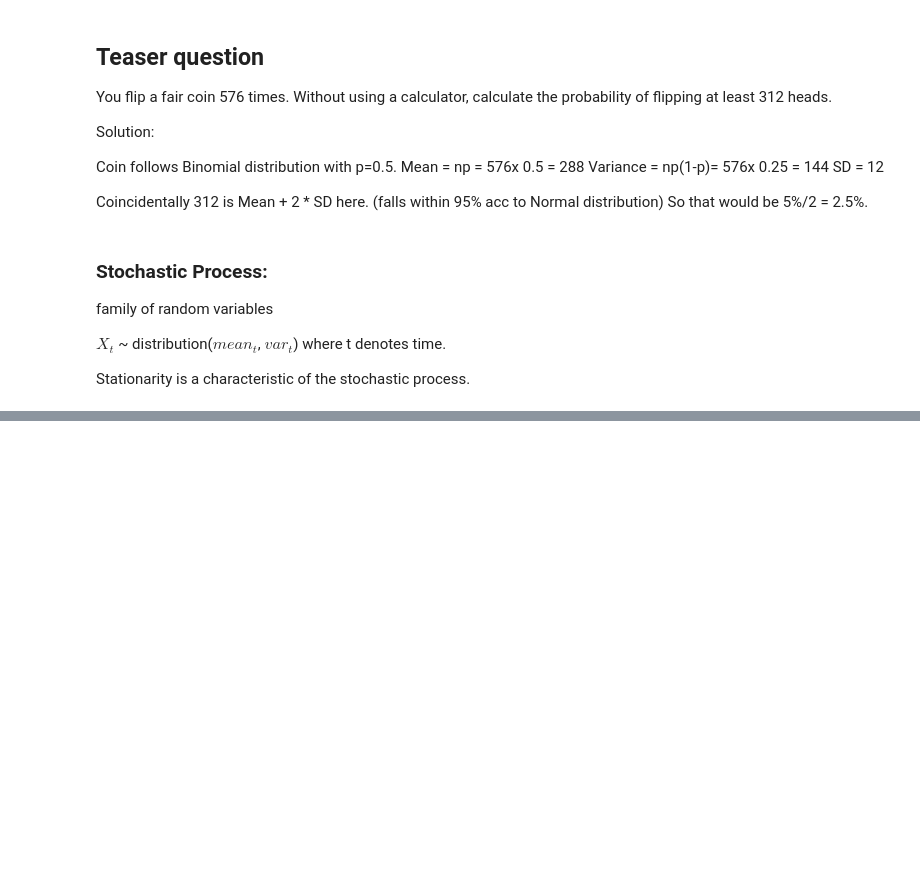
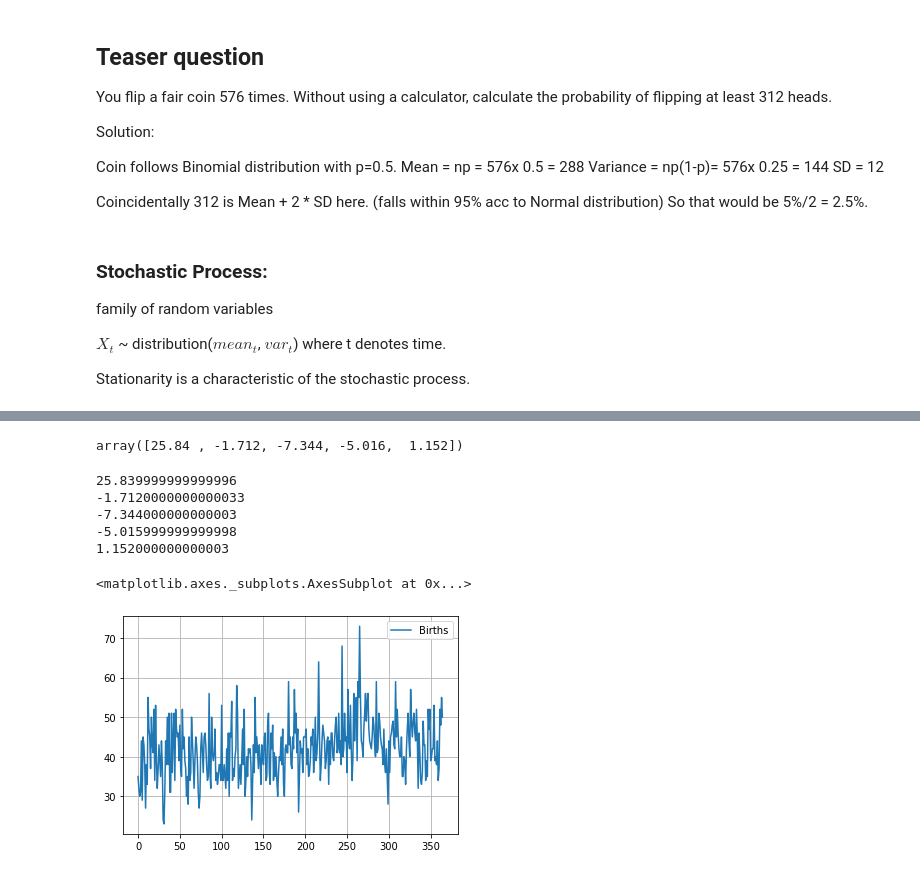
Before and after one commit to mittaldevanshi/always_learning, a Jupyter notebook: Time_Series.ipynb, the cells around one changed output, grey strips where cells are left out. Saved outputs shown, nothing was run; the diff lists cells and outputs as text; code cells hidden in the pictures; blank space fills up the shorter version.

Commit message:
Added Autocorrelation and autocovariance concepts

```diff
--- a/Time_Series.ipynb
+++ b/Time_Series.ipynb
@@ -147,0 +175,8 @@ AutoCovariance:
+# %%
+### Calculate Autocovariance using stats library:
+import statsmodels.tsa.api as smt
+smt.stattools.acovf(female_births['Births'][0:5])
+
+## The output is the autocovariance with lag 0, 1, 2 and so on..
+# %% [output]
+array([25.84 , -1.712, -7.344, -5.016,  1.152])
@@ -147,0 +192,14 @@ AutoCovariance:
+# %%
+for i in range(0, 5):
+    print(cov_auto_samp(female_births['Births'][0:5], i))
+# %% [output]
+25.839999999999996
+-1.7120000000000033
+-7.344000000000003
+-5.015999999999998
+1.152000000000003
+# %%
+female_births.plot(grid=True)
+# %% [output]
+<matplotlib.axes._subplots.AxesSubplot at 0x...>
+[figure, added]
```
Also changed, not shown: parts of 17 cells of this notebook.
